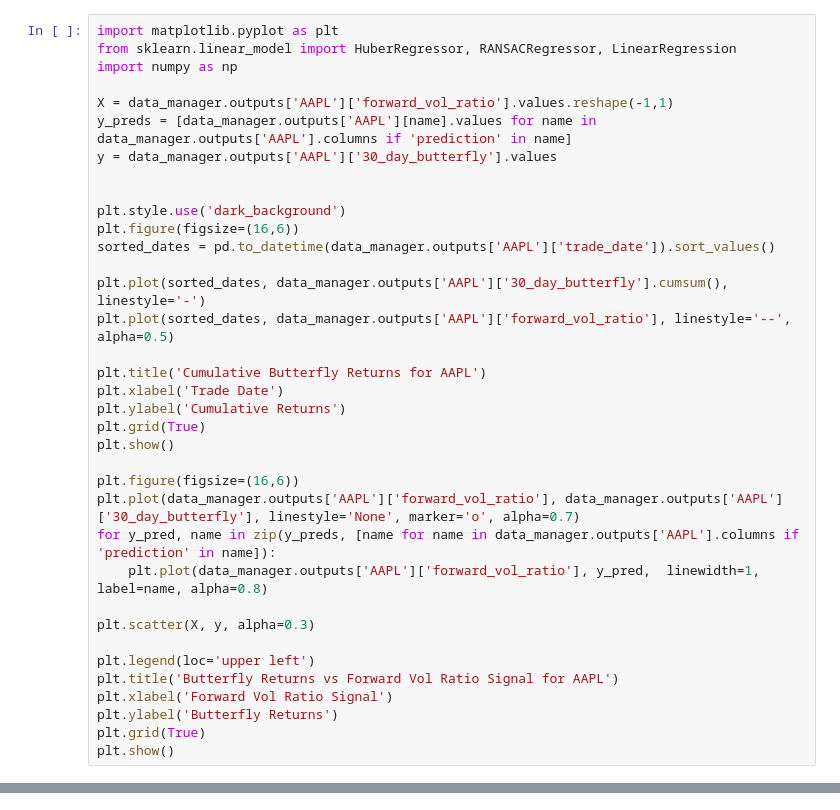
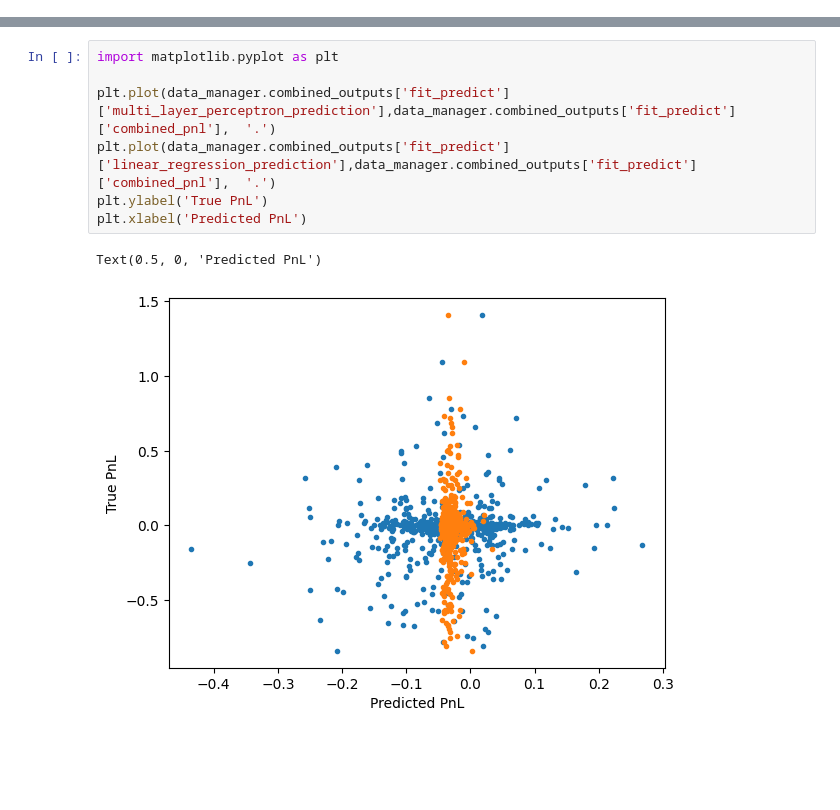
Before and after one commit to cja119/options_wizard, a Jupyter notebook: notebooks/.ipynb, the cells around one changed output, grey strips where cells are left out. Drawn from its saved outputs; the diff is of its cells as text; blank space fills up the shorter version.

```diff
--- a/notebooks/.ipynb
+++ b/notebooks/.ipynb
@@ -77,36 +72,0 @@ data_manager.execute_pipeline(retain_data=True, save_data=True)
-# %%
-import matplotlib.pyplot as plt
-from sklearn.linear_model import HuberRegressor, RANSACRegressor, LinearRegression
-import numpy as np
-
-X = data_manager.outputs['AAPL']['forward_vol_ratio'].values.reshape(-1,1)
-y_preds = [data_manager.outputs['AAPL'][name].values for name in data_manager.outputs['AAPL'].columns if 'prediction' in name]
-y = data_manager.outputs['AAPL']['30_day_butterfly'].values
-
-
-plt.style.use('dark_background')
-plt.figure(figsize=(16,6))
-sorted_dates = pd.to_datetime(data_manager.outputs['AAPL']['trade_date']).sort_values()
-
-plt.plot(sorted_dates, data_manager.outputs['AAPL']['30_day_butterfly'].cumsum(), linestyle='-')
-plt.plot(sorted_dates, data_manager.outputs['AAPL']['forward_vol_ratio'], linestyle='--', alpha=0.5)
-
-plt.title('Cumulative Butterfly Returns for AAPL')
-plt.xlabel('Trade Date')
-plt.ylabel('Cumulative Returns')
-plt.grid(True)
-plt.show()
-
-plt.figure(figsize=(16,6))
-plt.plot(data_manager.outputs['AAPL']['forward_vol_ratio'], data_manager.outputs['AAPL']['30_day_butterfly'], linestyle='None', marker='o', alpha=0.7)
-for y_pred, name in zip(y_preds, [name for name in data_manager.outputs['AAPL'].columns if 'prediction' in name]):
-    plt.plot(data_manager.outputs['AAPL']['forward_vol_ratio'], y_pred,  linewidth=1, label=name, alpha=0.8)
-
-plt.scatter(X, y, alpha=0.3)
-
-plt.legend(loc='upper left')
-plt.title('Butterfly Returns vs Forward Vol Ratio Signal for AAPL')
-plt.xlabel('Forward Vol Ratio Signal')
-plt.ylabel('Butterfly Returns')
-plt.grid(True)
-plt.show()
@@ -131,0 +73,10 @@ data_manager.outputs['AAPL']
+# %%
+import matplotlib.pyplot as plt
+
+plt.plot(data_manager.combined_outputs['fit_predict']['multi_layer_perceptron_prediction'],data_manager.combined_outputs['fit_predict']['combined_pnl'],  '.')
+plt.plot(data_manager.combined_outputs['fit_predict']['linear_regression_prediction'],data_manager.combined_outputs['fit_predict']['combined_pnl'],  '.')
+plt.ylabel('True PnL')
+plt.xlabel('Predicted PnL')
+# %% [output]
+Text(0.5, 0, 'Predicted PnL')
+[figure, added]
```
Also changed, not shown: parts of 6 cells of this notebook, 9 other files.
